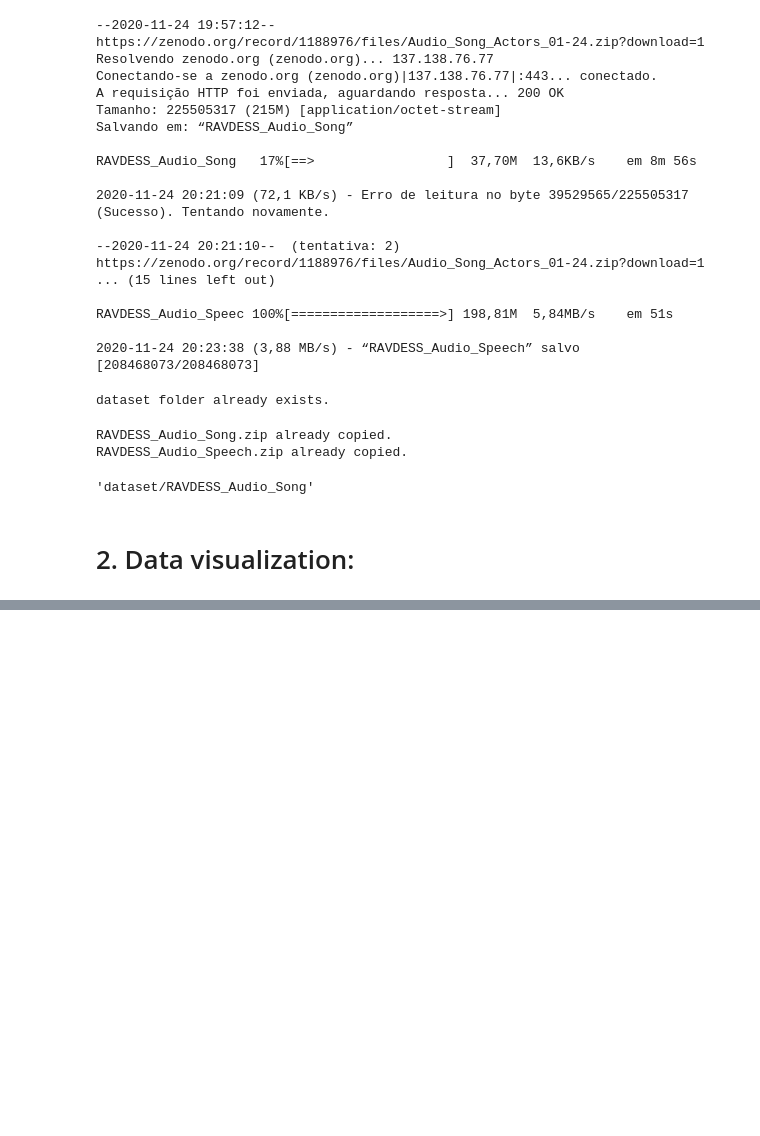
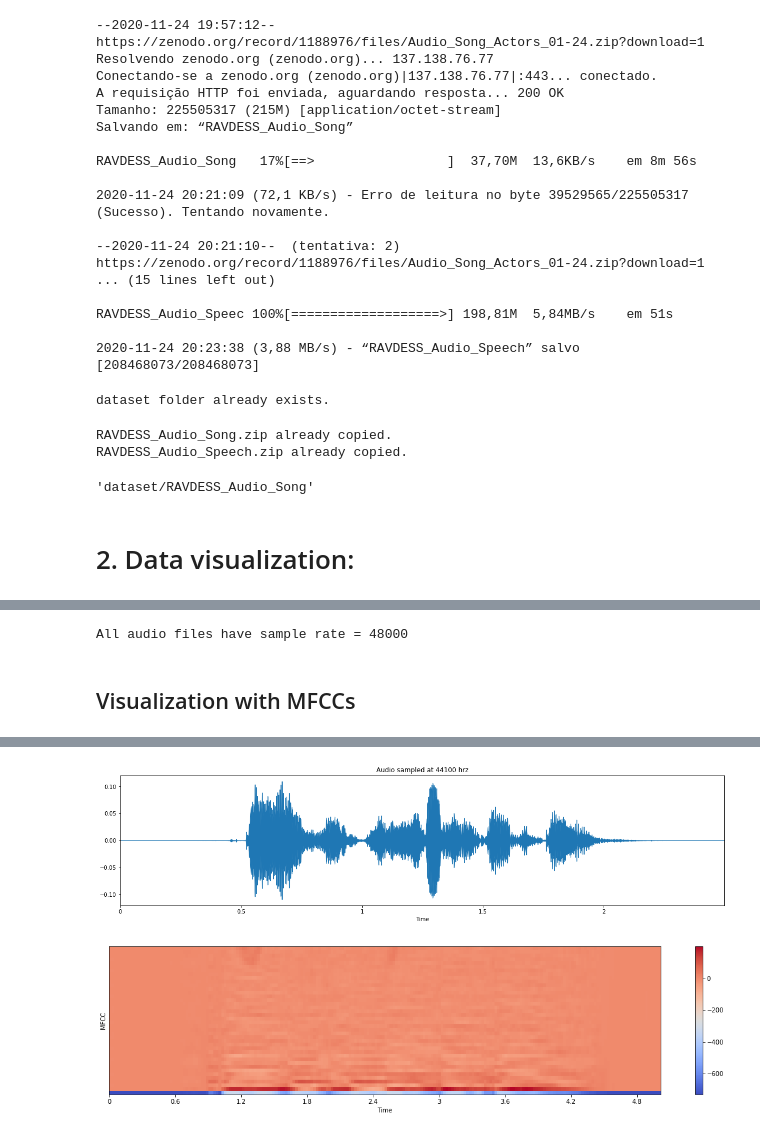
Before and after one commit to TulioChiodi/AEmotion, a Jupyter notebook: preprocessing.ipynb, the cells around one changed output, grey strips where cells are left out. Saved outputs shown, nothing was run; the diff lists cells and outputs as text; code cells hidden in the pictures; blank space fills up the shorter version.

```diff
--- a/preprocessing.ipynb
+++ b/preprocessing.ipynb
@@ -128,0 +177,39 @@ Name: labels, dtype: int64
+# %%
+
+
+fname_list = RAV_df['path']
+
+frame_rates = []
+n_channels = []
+for fname in fname_list:
+    with wave.open(fname, "rb") as wave_file:
+        frame_rates.append(wave_file.getframerate())
+
+
+if all(frame == frame_rates[0] for frame in frame_rates):
+    print(f'All audio files have sample rate = {frame_rates[0]}')
+else:
+    print('There are audios with different sample rates')
+# %% [output]
+All audio files have sample rate = 48000
+# %% [markdown]
+## Visualization with MFCCs
+# %%
+X, sample_rate = librosa.load(fpath, res_type='kaiser_fast',duration=2.5,sr=22050*2,offset=0.5)
+mfcc = librosa.feature.mfcc(y=X, sr=sample_rate, n_mfcc=40)
+
+# audio wave
+plt.figure(figsize=(20, 15))
+plt.subplot(3,1,1)
+librosa.display.waveplot(X, sr=sample_rate)
+plt.title('Audio sampled at 44100 hrz')
+
+# MFCC
+plt.figure(figsize=(20, 15))
+plt.subplot(3,1,1)
+librosa.display.specshow(mfcc, x_axis='time')
+plt.ylabel('MFCC')
+plt.colorbar()
+
+ipd.Audio(fpath)
+# %% [output]
@@ -128,0 +217,2 @@ Name: labels, dtype: int64
+[figure, added]
+[figure, added]
```
Also changed, not shown: parts of 18 cells of this notebook, 2 other files.
